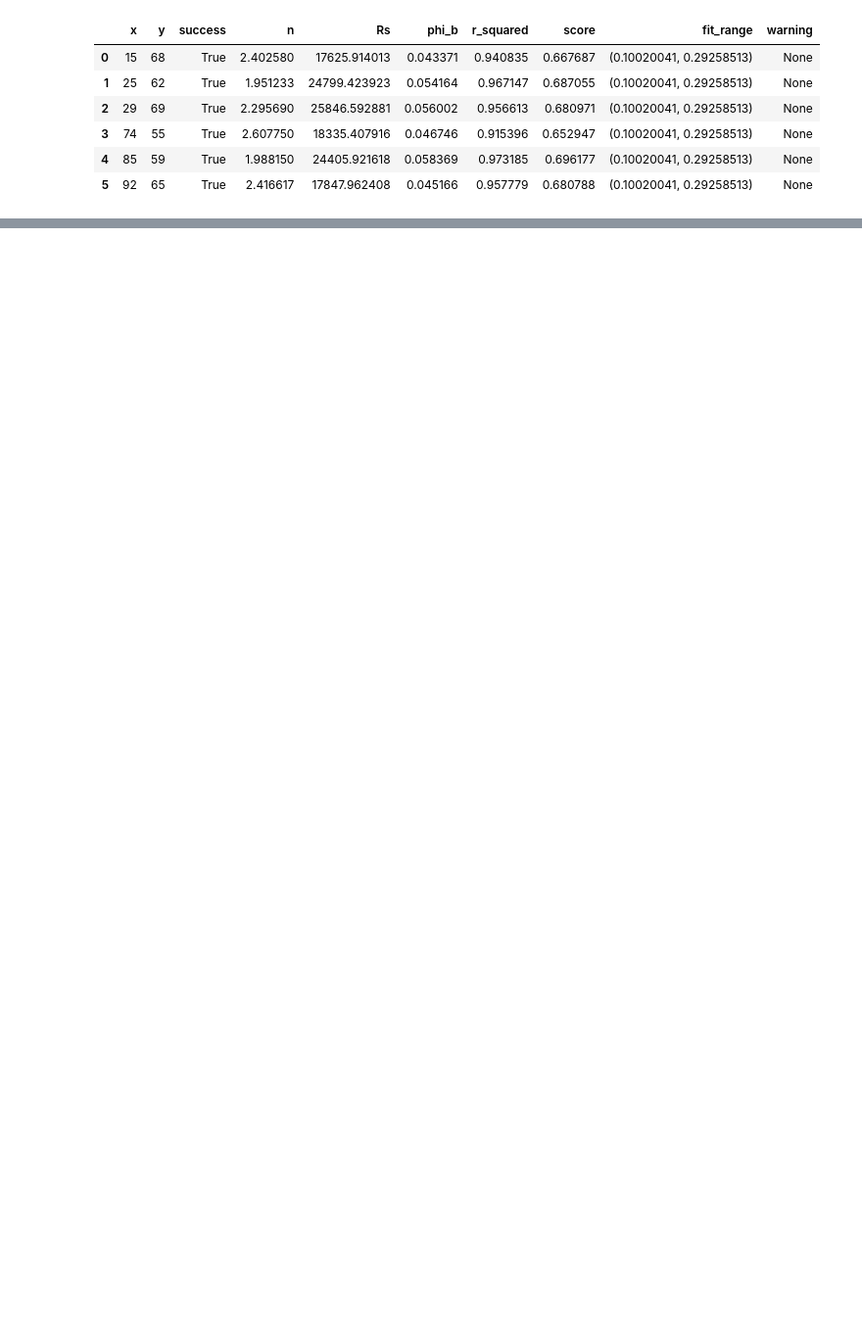
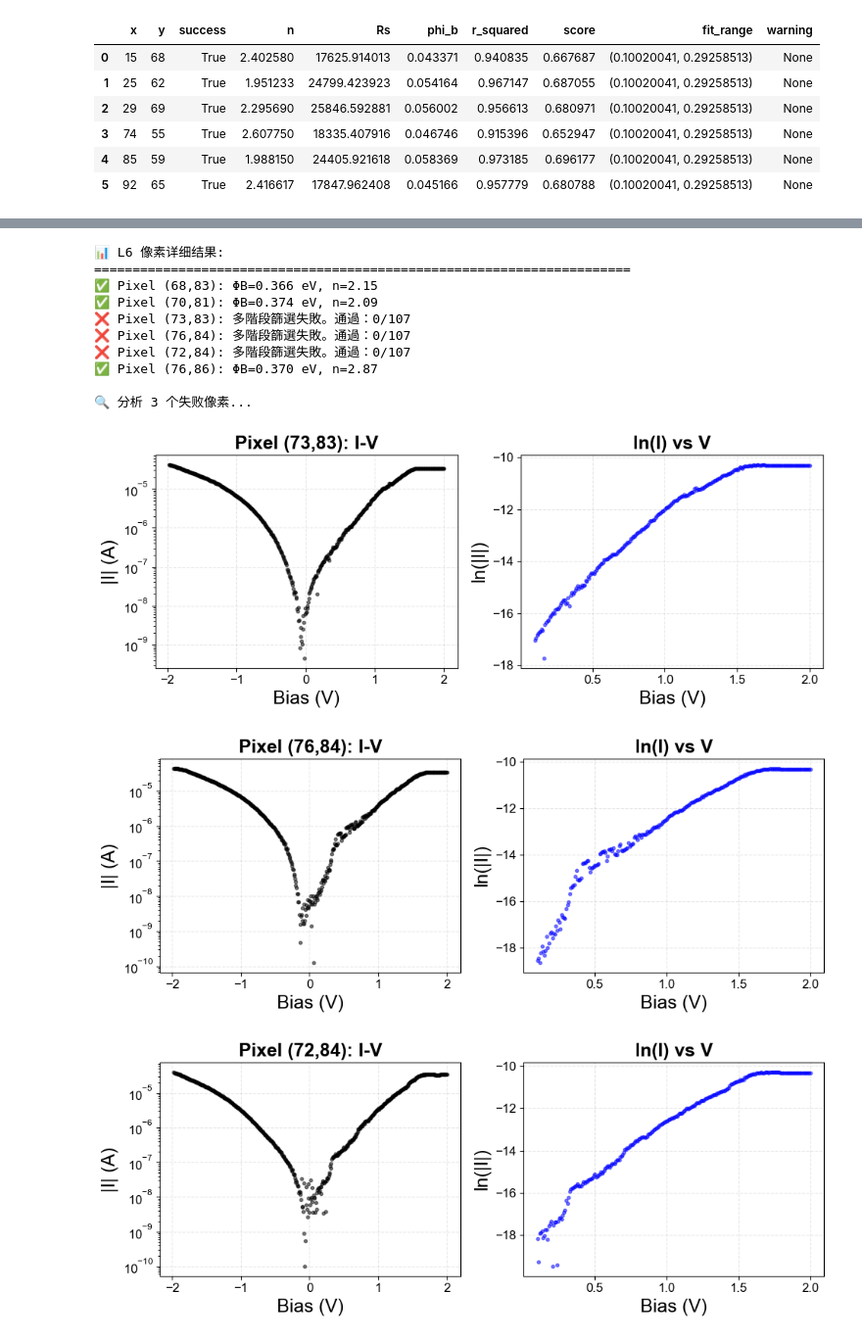
Before and after one commit to mithgil/cheungfit, a Jupyter notebook: notebooks/cheung_run.ipynb, the cells around one changed output, grey strips where cells are left out. Shown at 98% size. Drawn from its saved outputs; the diff is of its cells as text; code cells hidden in the pictures; blank space fills up the shorter version.

```diff
--- a/notebooks/cheung_run.ipynb
+++ b/notebooks/cheung_run.ipynb
@@ -540,6 +611,6 @@ result_loose = fitter_loose.fit(
     min_forward_bias=0.1
 )
 
-plot_loose_fit_diagnostic(fitter_loose, result_loose, (73, 83), bias, spec)
+plot_loose_fit_diagnostic(fitter_loose, result_loose, (76, 84), bias, spec)
 # %% [output]
 [figure]
@@ -737 +948,58 @@ df_dict['L6']
 | 5 | 76 | 86 | True | 2.866282 | 14269.196232 | 0.370382 | 0.910350 | 0.594383 | (1.3026052, 1.4949901) | NaN |
+# %%
+# %% 分析 L6 失敗像素
+df_L6 = df_dict_loose['L6']
+
+print("📊 L6 像素详细结果:")
+print("="*70)
+for idx, row in df_L6.iterrows():
+    status = "✅" if row['success'] else "❌"
+    print(f"{status} Pixel ({row['x']},{row['y']}): " +
+          (f"ΦB={row['phi_b']:.3f} eV, n={row['n']:.2f}" if row['success']
+           else row['warning']))
+
+# 失敗像素
+failed_pixels = df_L6[~df_L6['success']]
+if len(failed_pixels) > 0:
+    print(f"\n🔍 分析 {len(failed_pixels)} 個失敗像素...")
+
+    for idx, row in failed_pixels.iterrows():
+        x, y = int(row['x']), int(row['y'])
+        spec = h5map.get_spectrum_at_pixel(x, y)[3:]
+        bias = h5map.bias_vector[3:]
+
+        # 快速視覺檢查
+        fig, ax = plt.subplots(1, 2, figsize=(10, 4))
+
+        # I-V 曲線
+        ax[0].semilogy(bias, np.abs(spec), 'ko', ms=3, alpha=0.5)
+        ax[0].set_xlabel('Bias (V)')
+        ax[0].set_ylabel('|I| (A)')
+        ax[0].set_title(f'Pixel ({x},{y}): I-V')
+        ax[0].grid(True, ls='--', alpha=0.3)
+
+        # ln(I)-V
+        mask_fwd = bias > 0.1
+        ln_I = np.log(np.abs(spec[mask_fwd]) + 1e-20)
+        ax[1].plot(bias[mask_fwd], ln_I, 'bo', ms=3, alpha=0.5)
+        ax[1].set_xlabel('Bias (V)')
+        ax[1].set_ylabel('ln(|I|)')
+        ax[1].set_title('ln(I) vs V')
+        ax[1].grid(True, ls='--', alpha=0.3)
+
+        plt.tight_layout()
+        plt.show()
+# %% [output]
+📊 L6 像素详细结果:
+======================================================================
+✅ Pixel (68,83): ΦB=0.366 eV, n=2.15
+✅ Pixel (70,81): ΦB=0.374 eV, n=2.09
+❌ Pixel (73,83): 多階段篩選失敗。通過：0/107
+❌ Pixel (76,84): 多階段篩選失敗。通過：0/107
+❌ Pixel (72,84): 多階段篩選失敗。通過：0/107
+✅ Pixel (76,86): ΦB=0.370 eV, n=2.87
+
+🔍 分析 3 个失败像素...
+[figure, added]
+[figure, added]
+[figure, added]
```
Also changed, not shown: parts of 13 cells of this notebook, 6 other files.
